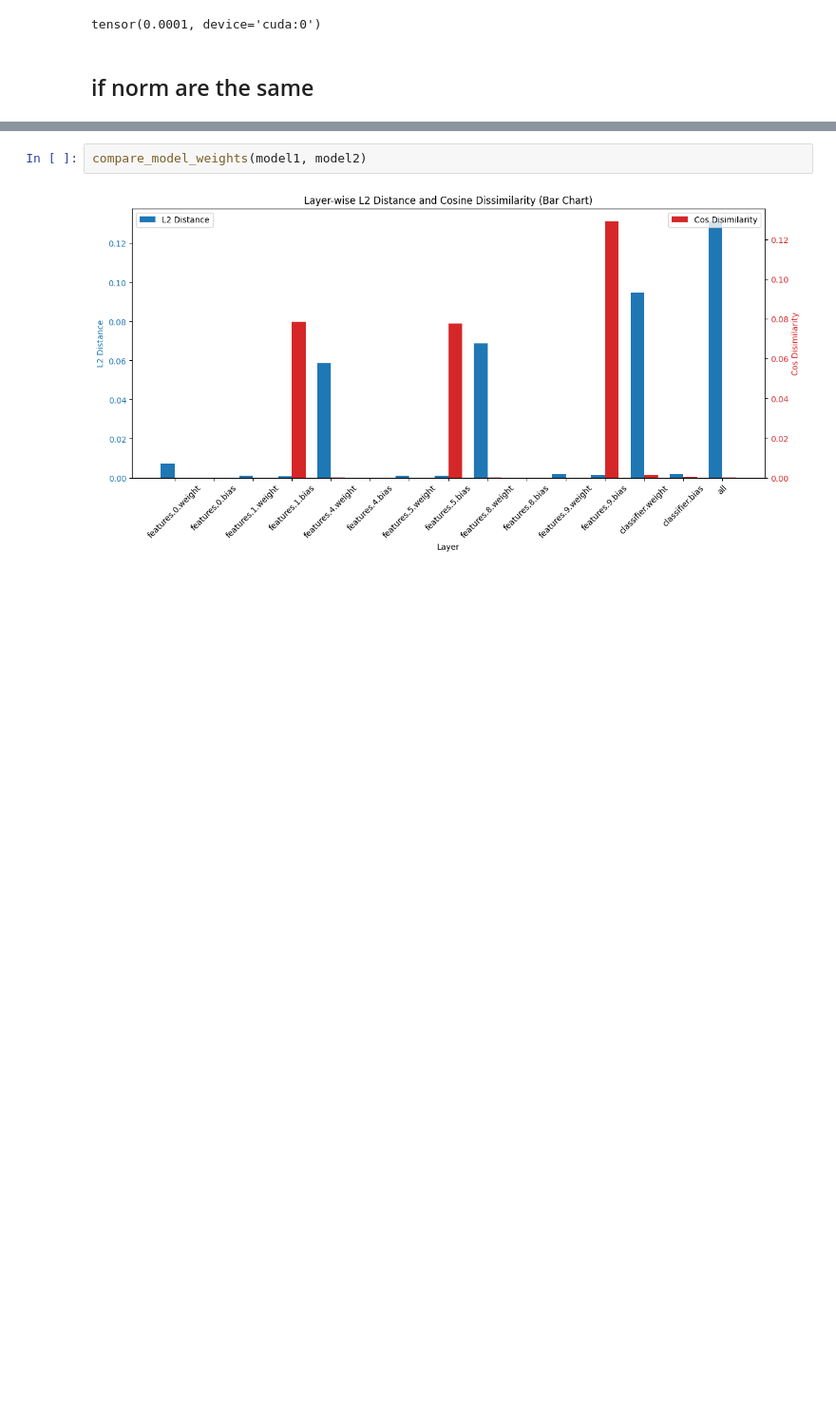
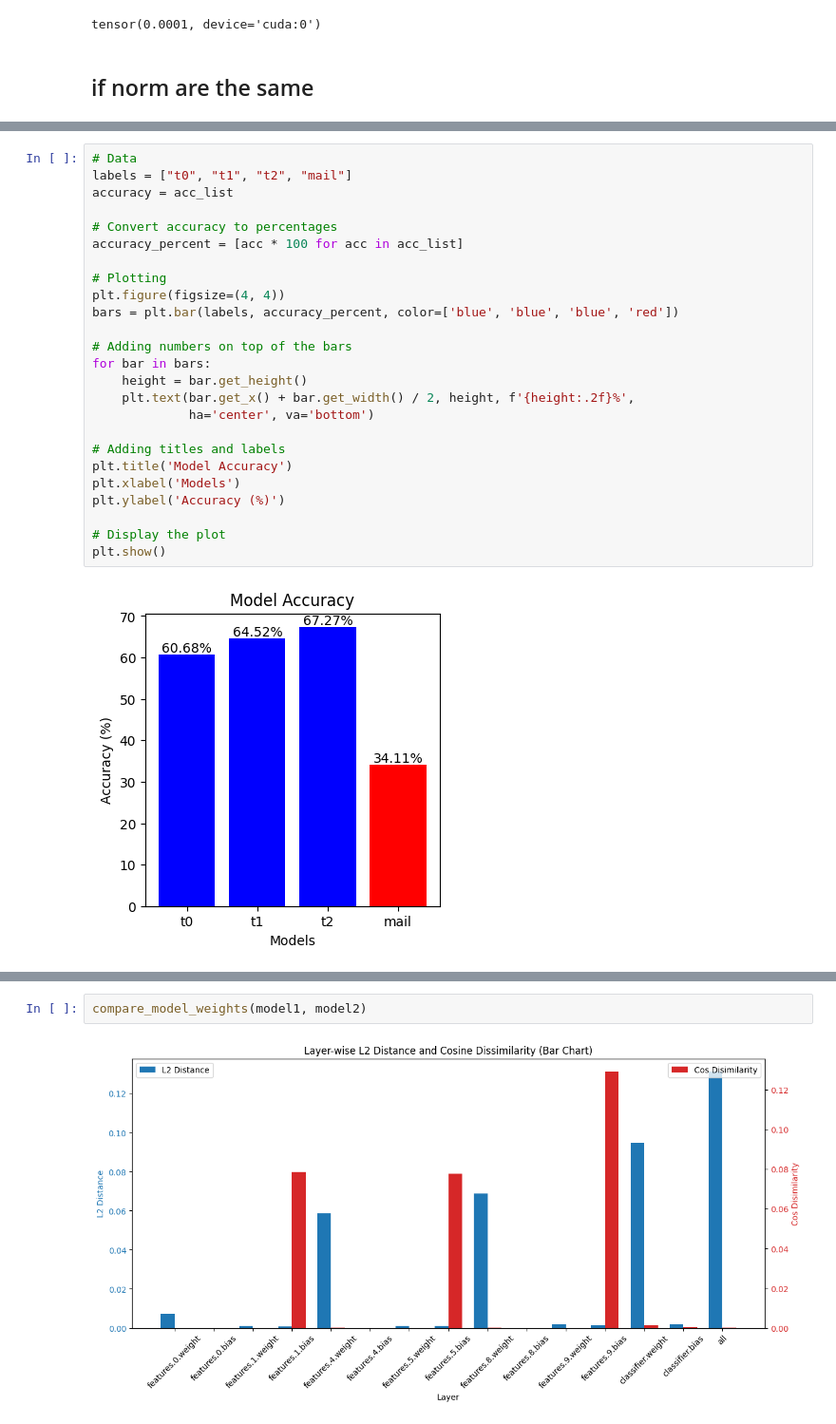
Before and after one commit to yangland/FedREDefense, a Jupyter notebook: codes/new_intial_w.ipynb, the cells around one changed output, grey strips where cells are left out. Shown at 95% size. Drawn from its saved outputs; the diff is of its cells as text; blank space fills up the shorter version.

```diff
--- a/codes/new_intial_w.ipynb
+++ b/codes/new_intial_w.ipynb
@@ -311,0 +442,27 @@ torch.norm(flat_grad_t_0_t1, p=2)
+# %%
+# Data
+labels = ["t0", "t1", "t2", "mail"]
+accuracy = acc_list
+
+# Convert accuracy to percentages
+accuracy_percent = [acc * 100 for acc in acc_list]
+
+# Plotting
+plt.figure(figsize=(4, 4))
+bars = plt.bar(labels, accuracy_percent, color=['blue', 'blue', 'blue', 'red'])
+
+# Adding numbers on top of the bars
+for bar in bars:
+    height = bar.get_height()
+    plt.text(bar.get_x() + bar.get_width() / 2, height, f'{height:.2f}%',
+             ha='center', va='bottom')
+
+# Adding titles and labels
+plt.title('Model Accuracy')
+plt.xlabel('Models')
+plt.ylabel('Accuracy (%)')
+
+# Display the plot
+plt.show()
+# %% [output]
+[figure, added]
```
Also changed, not shown: parts of 22 cells of this notebook, 2 other files.
